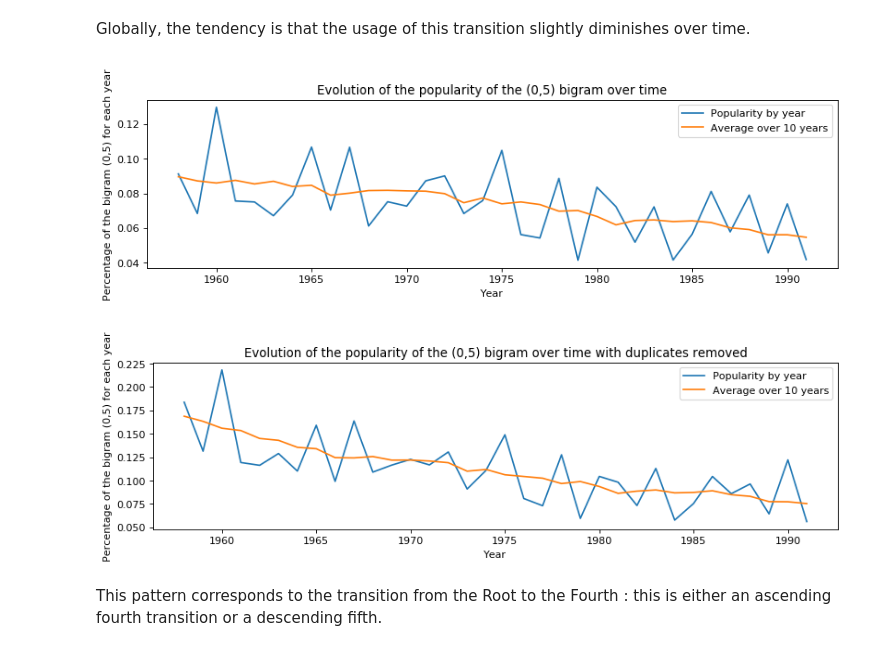
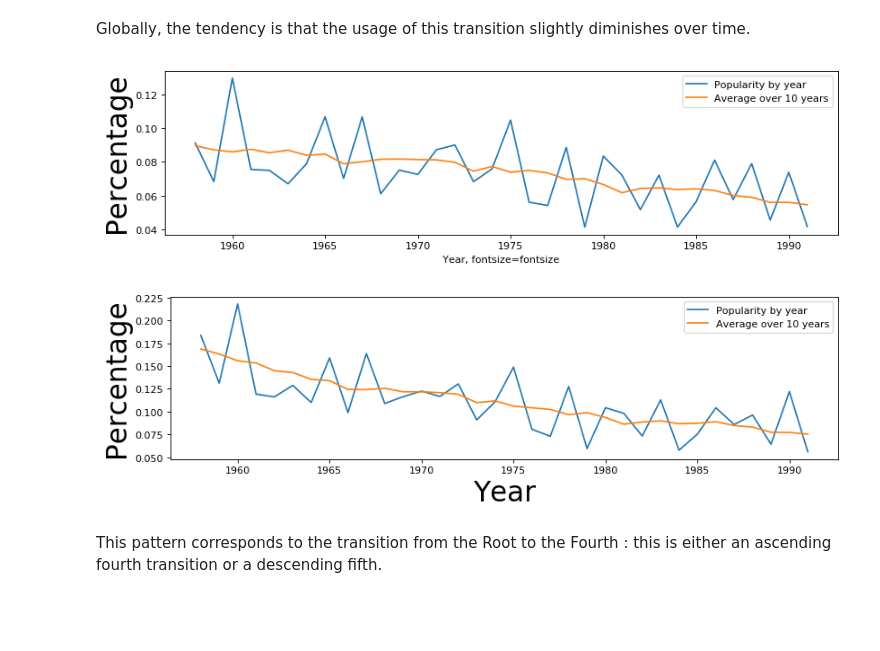
Before and after one commit to lucieperrotta/Digital-Musicology, a Jupyter notebook: processing/processing.ipynb, the cells around one changed output. Cells and saved outputs as stored; diff of their text form; code cells hidden in the pictures; blank space fills up the shorter version.

Commit message:
Fixed plots with large font

```diff
--- a/processing/processing.ipynb
+++ b/processing/processing.ipynb
@@ -9,6 +9,7 @@ import seaborn as sns
 import re
 # %%
 colormap = "Purples"
+fontsize = 28
 # %%
 def num2key(string): #gives the equivalent of the number in the key of C
     return (string.replace('10','A#')
@@ -754,34 +749,34 @@ def bigramCF(clean_data):
 # %%
 # PLOT
 
 lists = sorted(bigramCF(clean_data).items()) # sorted by key, return a list of tuples
 x, y = zip(*lists) # unpack a list of pairs into two tuples
 
 plt.figure(num=None, figsize=(12, 3), dpi=80, facecolor='w', edgecolor='k')
 plt.plot(x, y, label="Popularity by year")
 plt.plot(x, moving_average(y), label="Average over 10 years")
 
 plt.legend()
-plt.xlabel('Year')
-plt.ylabel('Percentage of the bigram (0,5) for each year')
-plt.title('Evolution of the popularity of the (0,5) bigram over time')
+plt.xlabel('Year, fontsize=fontsize')
+plt.ylabel('Percentage', fontsize=fontsize)
+#plt.title('Evolution of the popularity of the (0,5) bigram over time')
 
 lists = sorted(bigramCF(removed_duplicates).items()) # sorted by key, return a list of tuples
 x, y = zip(*lists) # unpack a list of pairs into two tuples
 
 plt.figure(num=None, figsize=(12, 3), dpi=80, facecolor='w', edgecolor='k')
 plt.plot(x, y, label="Popularity by year")
 plt.plot(x, moving_average(y), label="Average over 10 years")
 
 plt.legend()
-plt.xlabel('Year')
-plt.ylabel('Percentage of the bigram (0,5) for each year')
-plt.title('Evolution of the popularity of the (0,5) bigram over time with duplicates removed')
+plt.xlabel('Year', fontsize=fontsize)
+plt.ylabel('Percentage', fontsize=fontsize)
+#plt.title('Evolution of the popularity of the (0,5) bigram over time with duplicates removed')
 
 plt.show()
 # %% [output]
-[figure, old version]
+[figure, new version]
-[figure, old version]
+[figure, new version]
 # %% [markdown]
 This pattern corresponds to the transition from the Root to the Fourth : this is either an ascending fourth transition or a descending fifth.
 # %%
```
Also changed, not shown: parts of 25 cells of this notebook.
